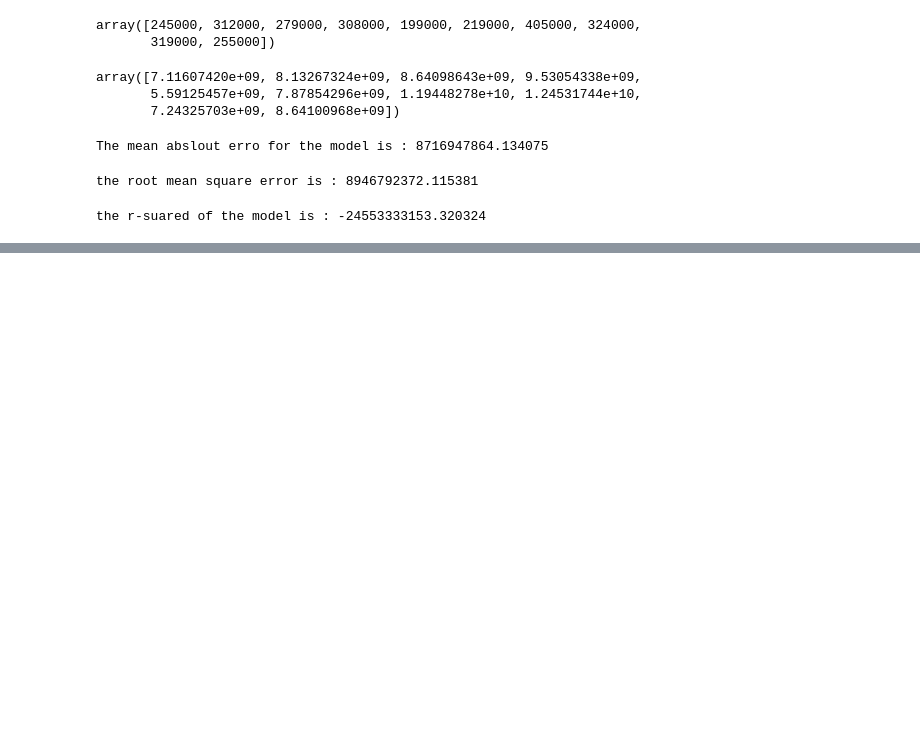
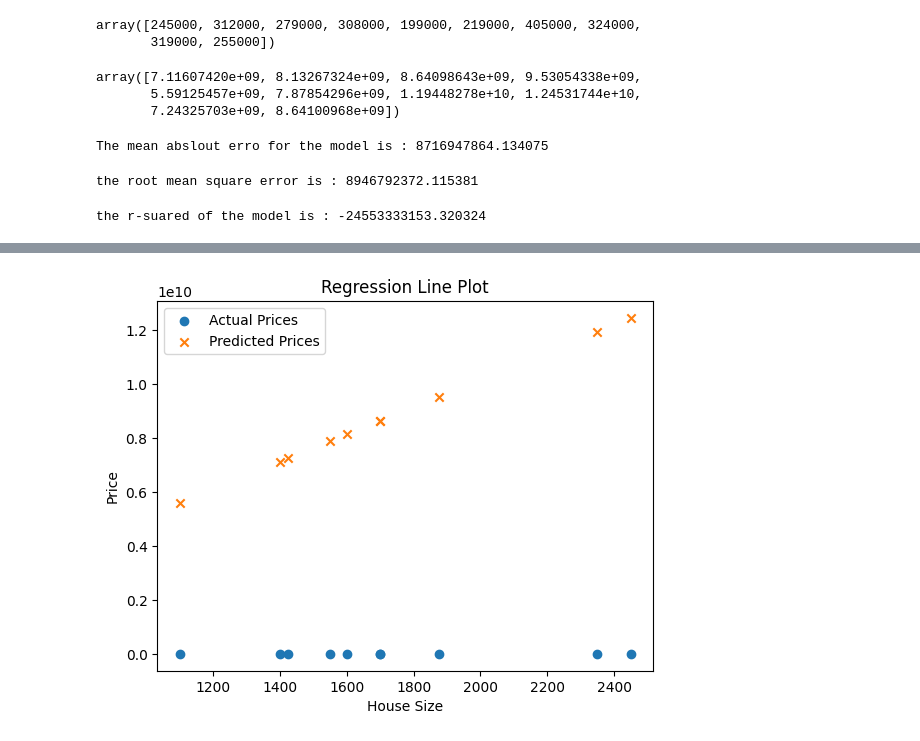
Before and after one commit to FNajafi/MyDsProject, a Jupyter notebook: notebook/03.ipynb, the cells around one changed output, grey strips where cells are left out. Cells and saved outputs as stored; diff of their text form; code cells hidden in the pictures; blank space fills up the shorter version.

```diff
--- a/notebook/03.ipynb
+++ b/notebook/03.ipynb
@@ -95,0 +110,10 @@ the r-suared of the model is : -24553333153.320324
+# %%
+plt.scatter(X[:, 0], y_actual, label="Actual Prices", marker='o')
+plt.scatter(X[:, 0], y_predicted, label="Predicted Prices", marker='x')
+plt.xlabel("House Size")
+plt.ylabel("Price")
+plt.legend()
+plt.title("Regression Line Plot")
+plt.show()
+# %% [output]
+[figure, added]
```
Also changed, not shown: parts of 6 cells of this notebook.
